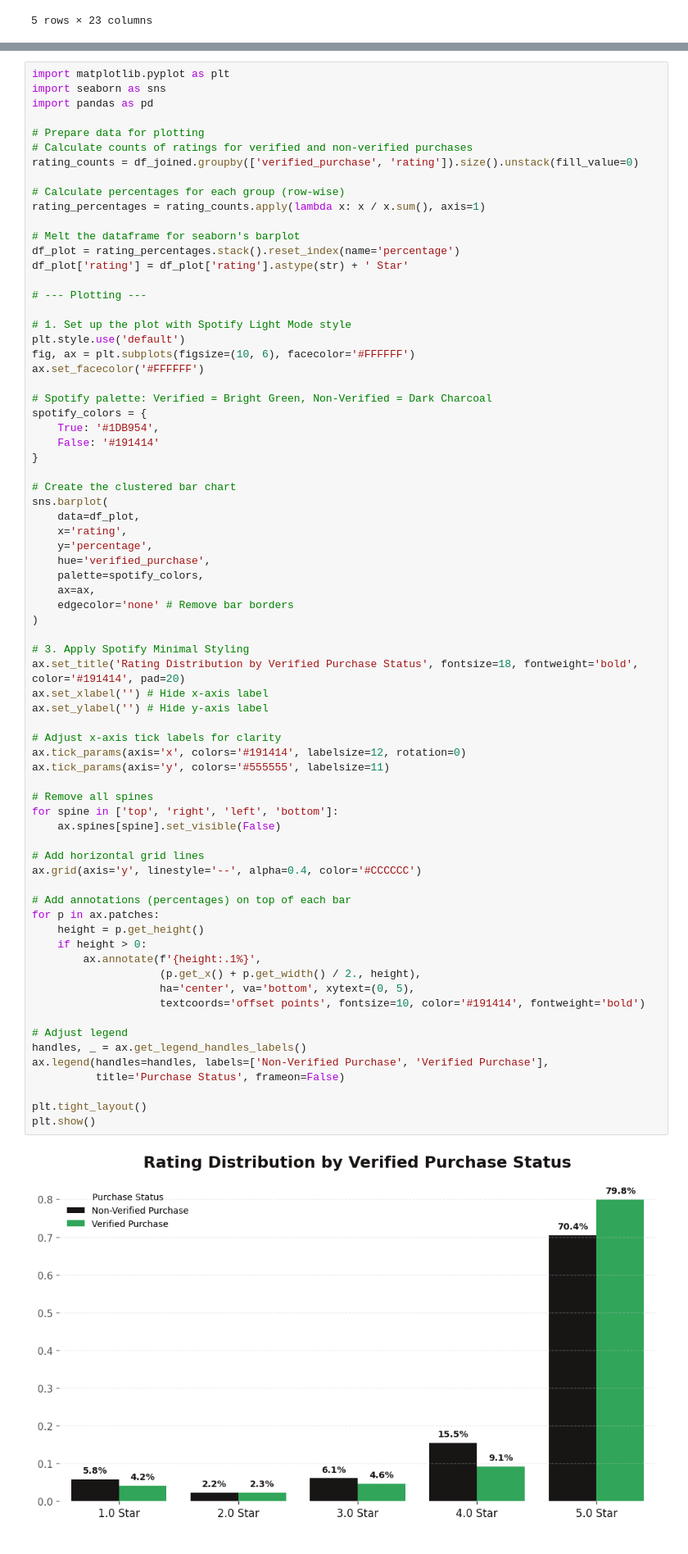
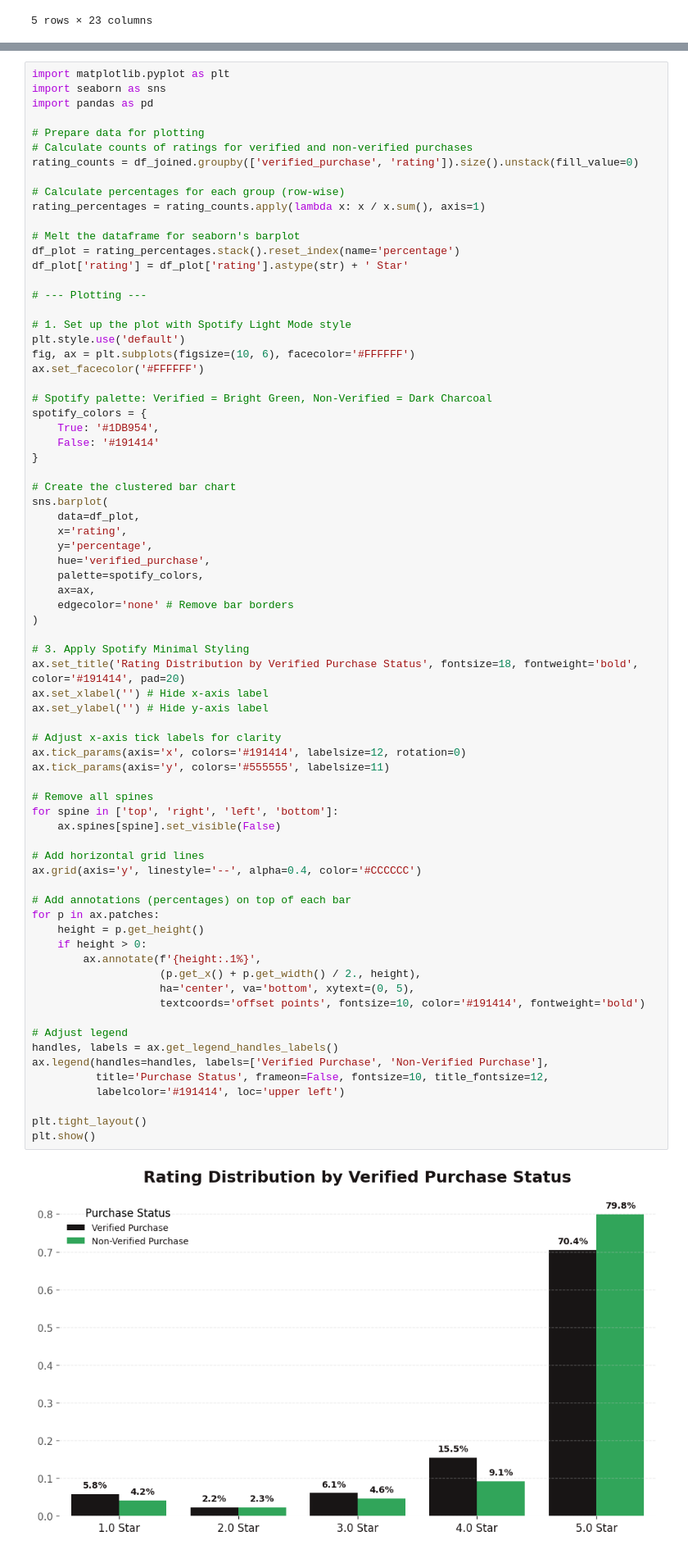
Before and after one commit to audomsak-pypy/Project1-Text_Analytics69, a Jupyter notebook: Project1_Text_Analytics69_Teams.ipynb, the cells around one changed output, grey strips where cells are left out. Shown at 82% size. Drawn from its saved outputs; the diff is of its cells as text.

```diff
--- a/Project1_Text_Analytics69_Teams.ipynb
+++ b/Project1_Text_Analytics69_Teams.ipynb
@@ -484,34 +490,35 @@ sns.barplot(
 # 3. Apply Spotify Minimal Styling
 ax.set_title('Rating Distribution by Verified Purchase Status', fontsize=18, fontweight='bold', color='#191414', pad=20)
 ax.set_xlabel('') # Hide x-axis label
 ax.set_ylabel('') # Hide y-axis label
 
 # Adjust x-axis tick labels for clarity
 ax.tick_params(axis='x', colors='#191414', labelsize=12, rotation=0)
 ax.tick_params(axis='y', colors='#555555', labelsize=11)
 
 # Remove all spines
 for spine in ['top', 'right', 'left', 'bottom']:
     ax.spines[spine].set_visible(False)
 
 # Add horizontal grid lines
 ax.grid(axis='y', linestyle='--', alpha=0.4, color='#CCCCCC')
 
 # Add annotations (percentages) on top of each bar
 for p in ax.patches:
     height = p.get_height()
     if height > 0:
         ax.annotate(f'{height:.1%}',
                     (p.get_x() + p.get_width() / 2., height),
                     ha='center', va='bottom', xytext=(0, 5),
                     textcoords='offset points', fontsize=10, color='#191414', fontweight='bold')
 
 # Adjust legend
-handles, _ = ax.get_legend_handles_labels()
-ax.legend(handles=handles, labels=['Non-Verified Purchase', 'Verified Purchase'],
-          title='Purchase Status', frameon=False)
+handles, labels = ax.get_legend_handles_labels()
+ax.legend(handles=handles, labels=['Verified Purchase', 'Non-Verified Purchase'],
+          title='Purchase Status', frameon=False, fontsize=10, title_fontsize=12,
+          labelcolor='#191414', loc='upper left')
 
 plt.tight_layout()
 plt.show()
 # %% [output]
-[figure, old version]
+[figure, new version]
```
Also changed, not shown: parts of 58 cells of this notebook.
